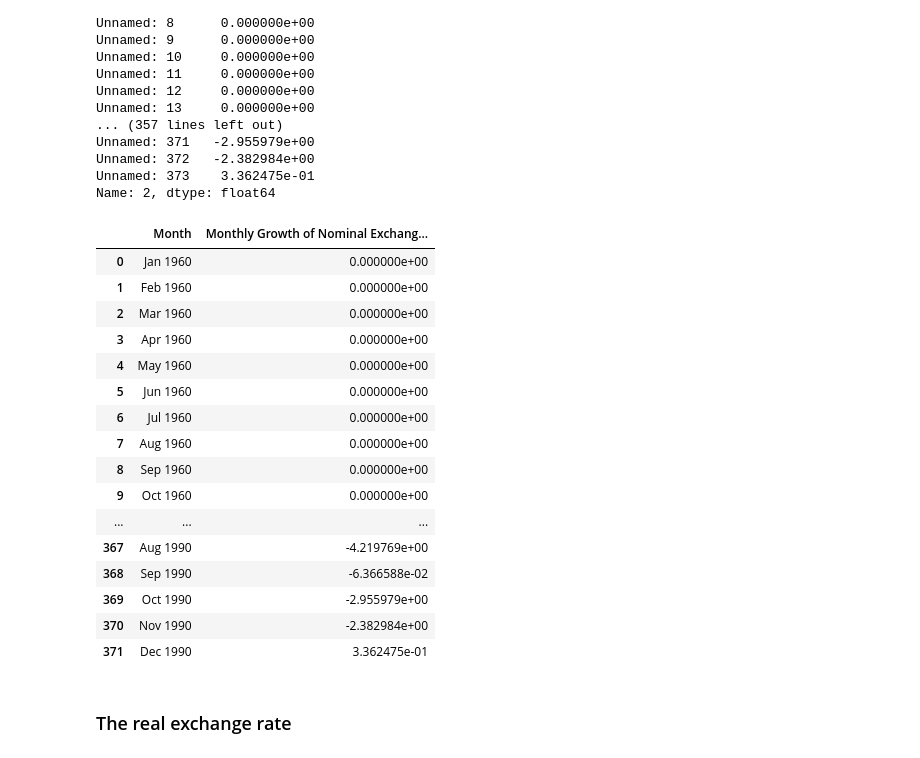
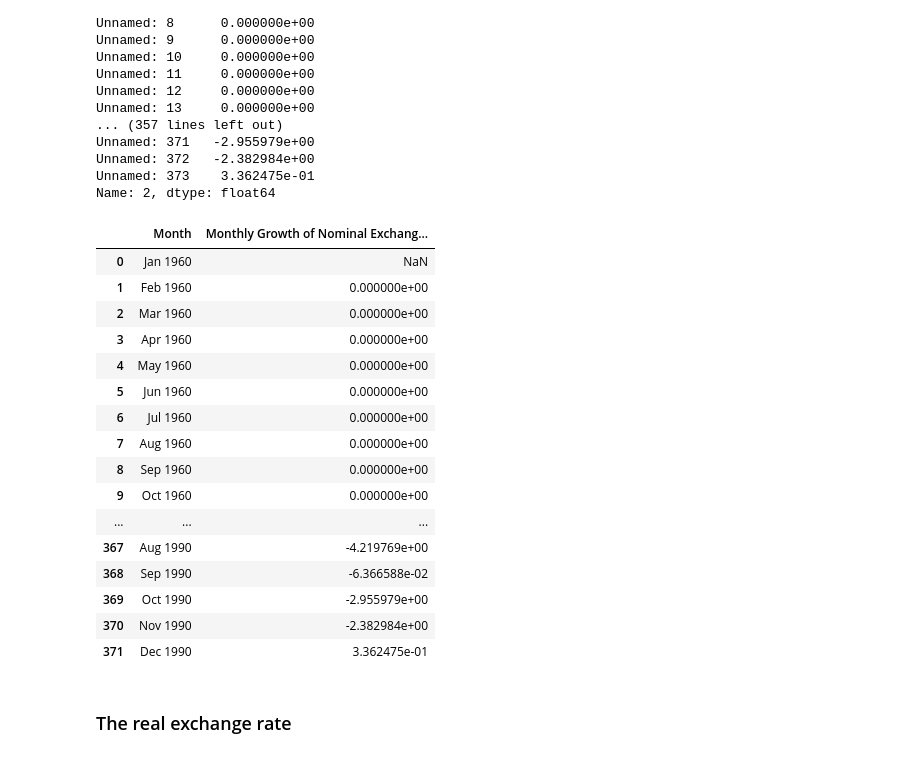
Before and after one commit to AmayP22/EC1B1_Coursework, a Jupyter notebook: EC1B1 Coursework.ipynb, the cells around one changed output. Saved outputs shown, nothing was run; the diff lists cells and outputs as text; code cells hidden in the pictures.

```diff
--- a/EC1B1 Coursework.ipynb
+++ b/EC1B1 Coursework.ipynb
@@ -100,13 +100,13 @@ Name: 2, dtype: float64
 # %%
 growth_rate_df = pd.DataFrame(exchange_rate_growth_rate).reset_index() #save it as a dataframe
 growth_rate_df.columns = ['Month', 'Monthly Growth of Nominal Exchange Rate (%)'] #change the title of the dataframe
 new_month_names = merged_df.iloc[0, 2:].values # fill the Month column with matched month data
 growth_rate_df['Month'] = new_month_names
-growth_rate_df = growth_rate_df.fillna(0) # correct the NaN value to 0
+
 display(growth_rate_df)
 # %% [output]
 |  | Month | Monthly Growth of Nominal Exchang... |
-| 0 | Jan 1960 | 0.000000e+00 |
+| 0 | Jan 1960 | NaN |
 | 1 | Feb 1960 | 0.000000e+00 |
 | 2 | Mar 1960 | 0.000000e+00 |
 | 3 | Apr 1960 | 0.000000e+00 |
```
Also changed, not shown: parts of 12 cells of this notebook.
